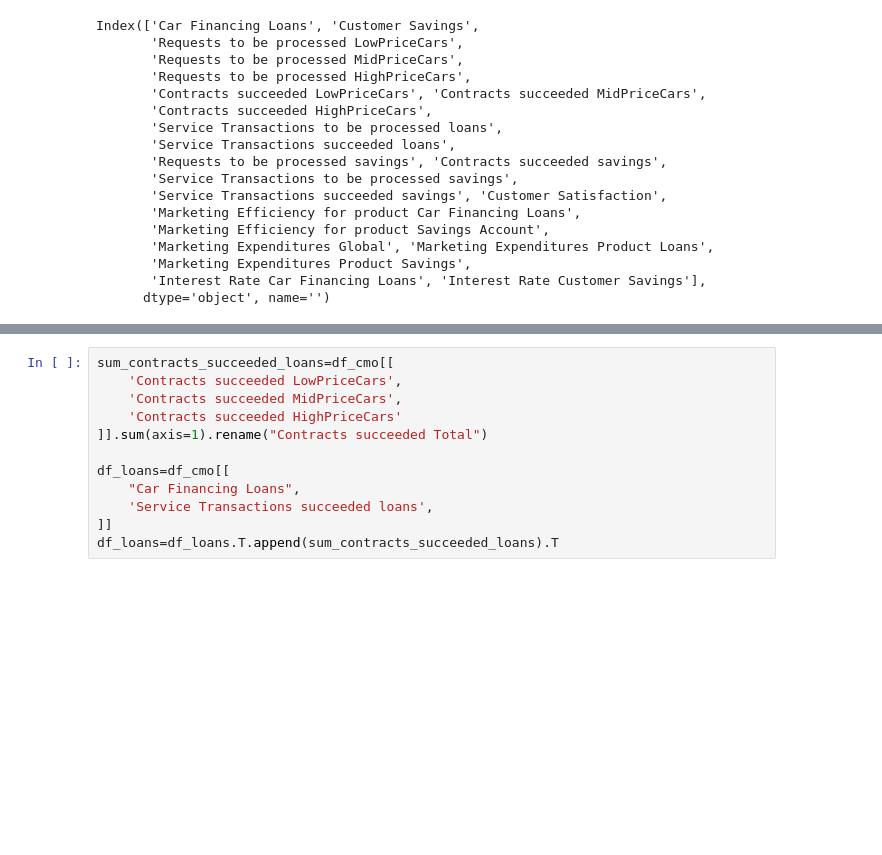
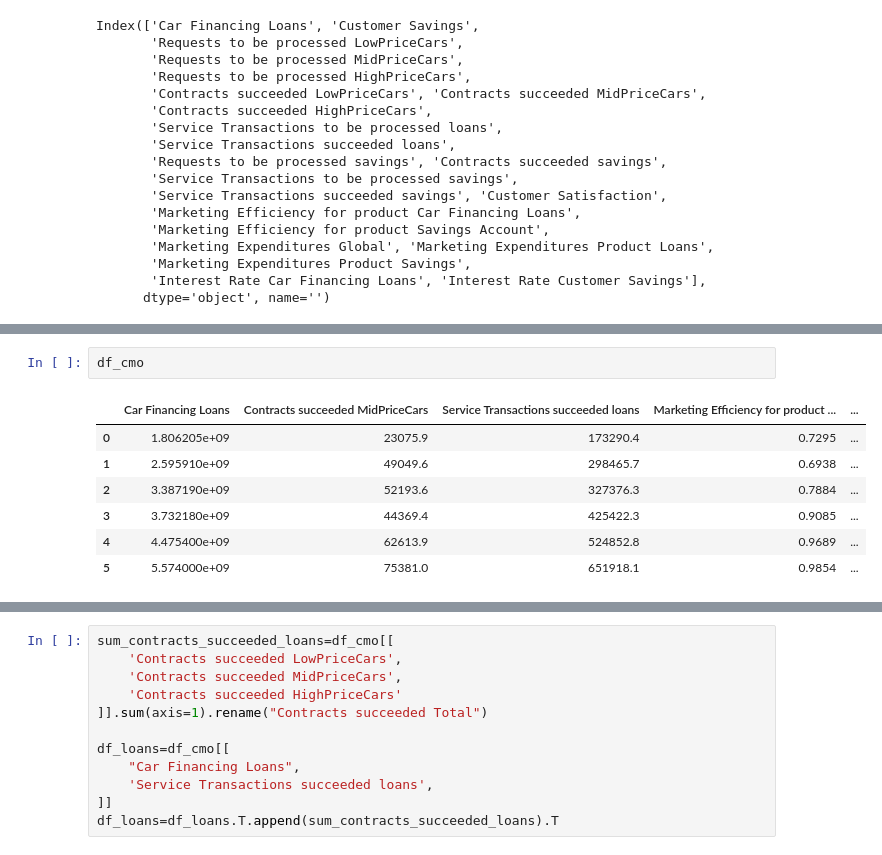
Before and after one commit to zfdcode/something, a Jupyter notebook: CIOGame/CIO.ipynb, the cells around one changed output, grey strips where cells are left out. Cells and saved outputs as stored; diff of their text form; blank space fills up the shorter version.

```diff
--- a/CIOGame/CIO.ipynb
+++ b/CIOGame/CIO.ipynb
@@ -64,0 +51,10 @@ Index(['Car Financing Loans', 'Customer Savings',
+# %%
+df_cmo
+# %% [output]
+|  | Car Financing Loans | Contracts succeeded MidPriceCars | Service Transactions succeeded loans | Marketing Efficiency for product ... | ... |
+| 0 | 1.806205e+09 | 23075.9 | 173290.4 | 0.7295 | ... |
+| 1 | 2.595910e+09 | 49049.6 | 298465.7 | 0.6938 | ... |
+| 2 | 3.387190e+09 | 52193.6 | 327376.3 | 0.7884 | ... |
+| 3 | 3.732180e+09 | 44369.4 | 425422.3 | 0.9085 | ... |
+| 4 | 4.475400e+09 | 62613.9 | 524852.8 | 0.9689 | ... |
+| 5 | 5.574000e+09 | 75381.0 | 651918.1 | 0.9854 | ... |
```
Also changed, not shown: parts of 34 cells of this notebook.
